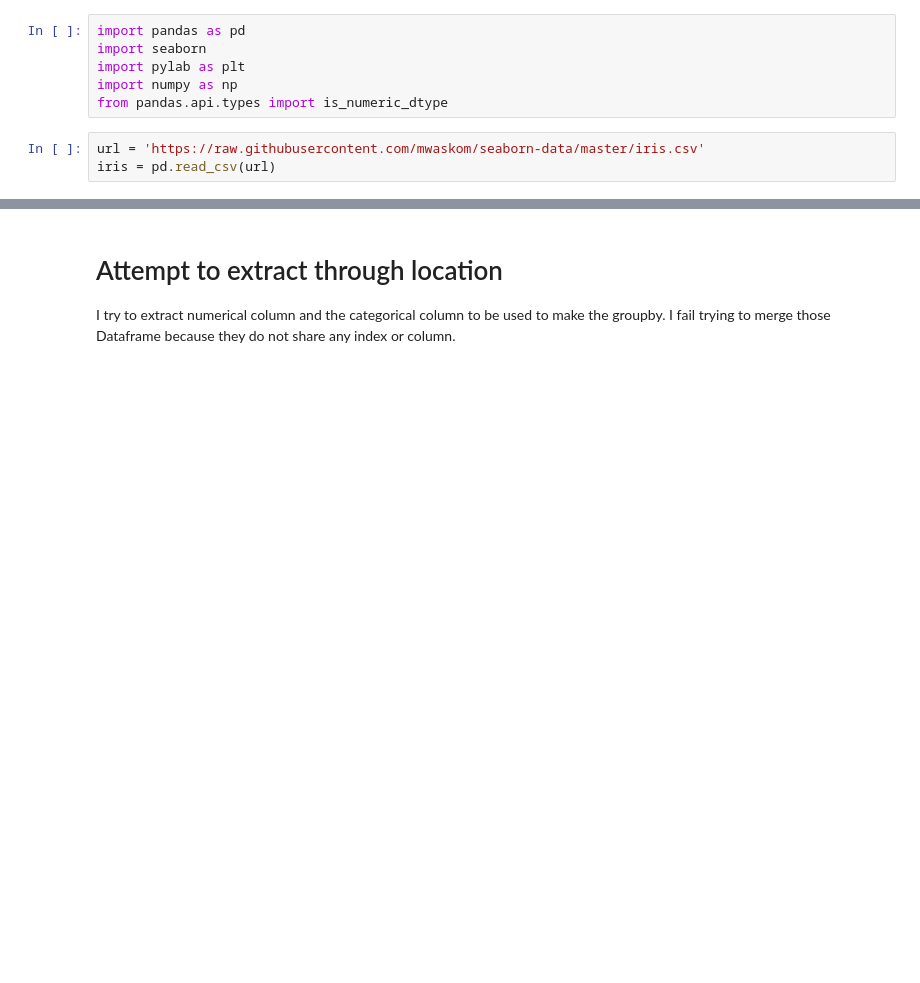
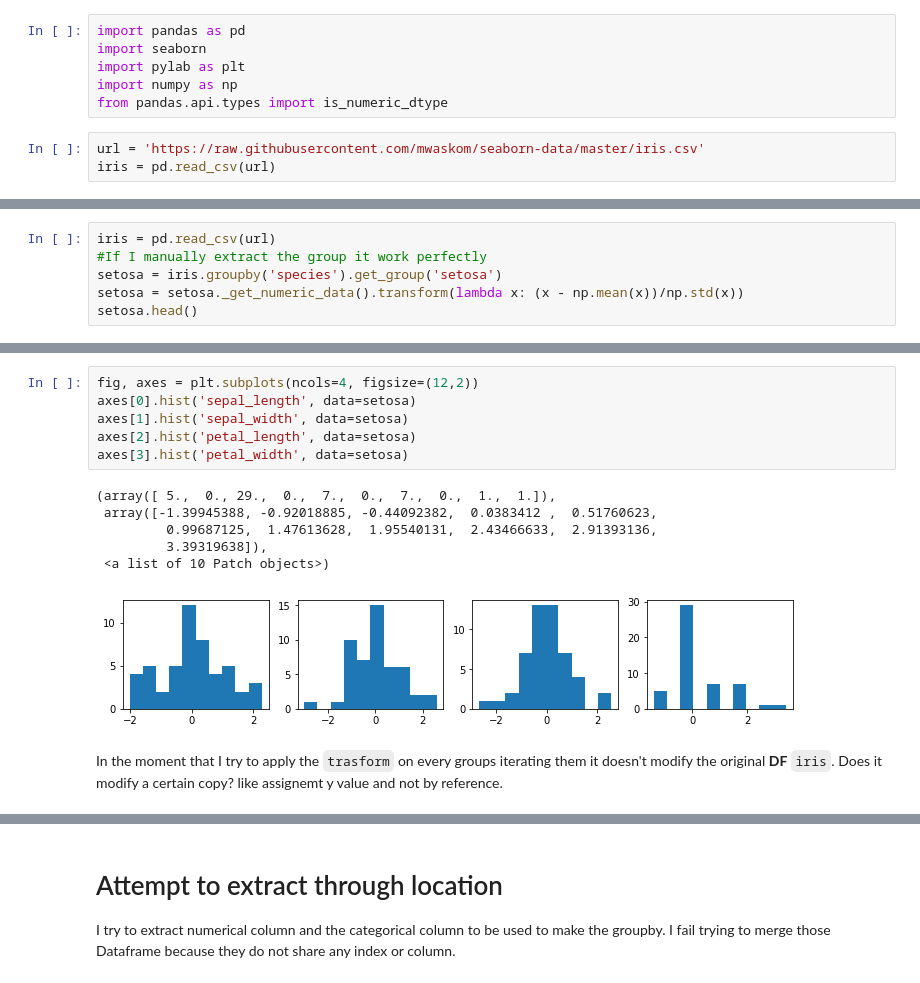
Before and after one commit to AlessandrodAgostino/Python-Projects, a Jupyter notebook: GM/EX_Groupy_Standardization.ipynb, the cells around one changed output, grey strips where cells are left out. Drawn from its saved outputs; the diff is of its cells as text; blank space fills up the shorter version.

Commit message:
Exercise on GroupedStandardizer, question to Giampieri

```diff
--- a/GM/EX_Groupy_Standardization.ipynb
+++ b/GM/EX_Groupy_Standardization.ipynb
@@ -9,0 +38,6 @@ iris = pd.read_csv(url)
+# %%
+iris = pd.read_csv(url)
+#If I manually extract the group it work perfectly
+setosa = iris.groupby('species').get_group('setosa')
+setosa = setosa._get_numeric_data().transform(lambda x: (x - np.mean(x))/np.std(x))
+setosa.head()
@@ -9,0 +51,16 @@ iris = pd.read_csv(url)
+# %%
+fig, axes = plt.subplots(ncols=4, figsize=(12,2))
+axes[0].hist('sepal_length', data=setosa)
+axes[1].hist('sepal_width', data=setosa)
+axes[2].hist('petal_length', data=setosa)
+axes[3].hist('petal_width', data=setosa)
+# %% [output]
+(array([ 5.,  0., 29.,  0.,  7.,  0.,  7.,  0.,  1.,  1.]),
+ array([-1.39945388, -0.92018885, -0.44092382,  0.0383412 ,  0.51760623,
+         0.99687125,  1.47613628,  1.95540131,  2.43466633,  2.91393136,
+         3.39319638]),
+ <a list of 10 Patch objects>)
+[figure, added]
+# %% [markdown]
+In the moment that I try to apply the `trasform` on every groups iterating them it doesn't modify the original **DF** `iris`.
+Does it modify a certain copy? like assignemt y value and not by reference.
```
Also changed, not shown: parts of 18 cells of this notebook.
